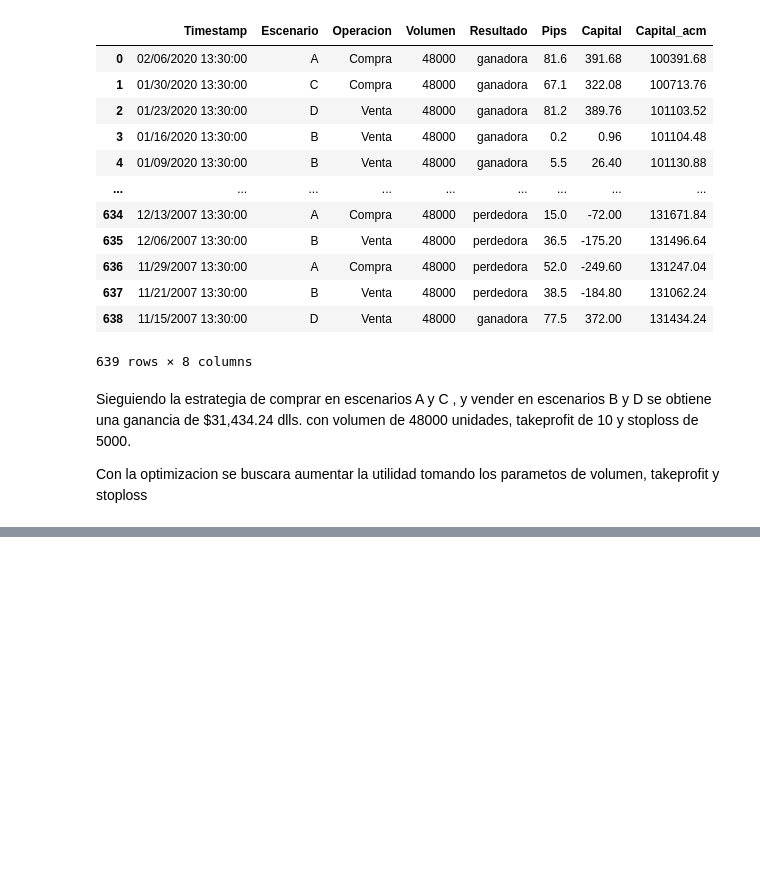
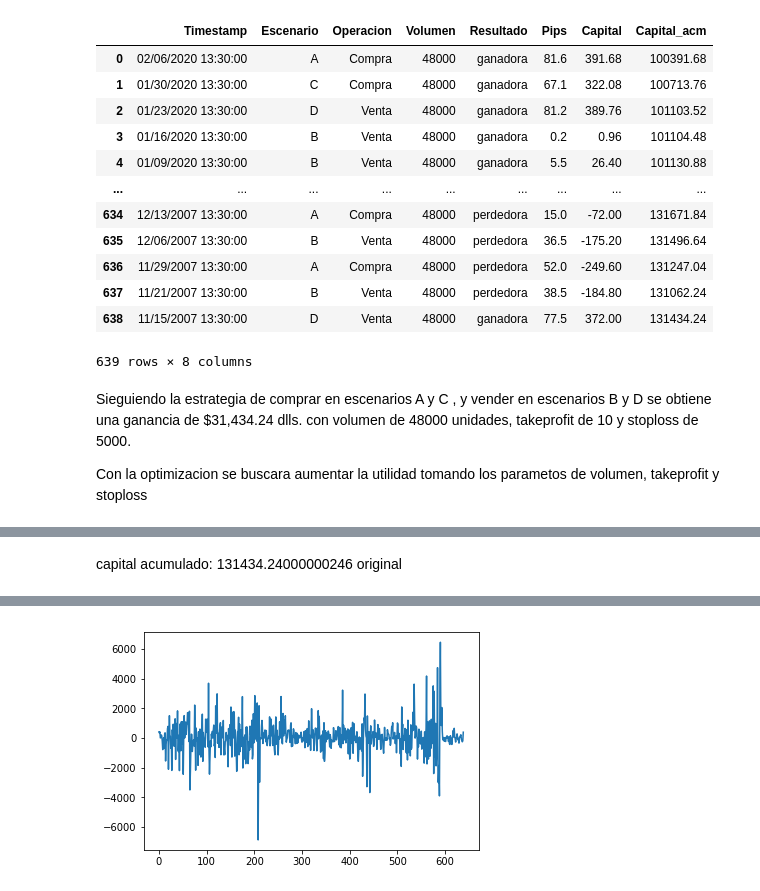
Before and after one commit to luisangelrp97/LAB_4_LARP, a Jupyter notebook: notebook.ipynb, the cells around one changed output, grey strips where cells are left out. Saved outputs shown, nothing was run; the diff lists cells and outputs as text; code cells hidden in the pictures; blank space fills up the shorter version.

```diff
--- a/notebook.ipynb
+++ b/notebook.ipynb
@@ -190,0 +216,6 @@ Con la optimizacion se buscara aumentar la utilidad tomando los parametos de vol
+# %% [markdown]
+capital acumulado: 131434.24000000246 original
+# %%
+# reducir stoploss y auementar voluemen, tp se mantiene
+fn.optimi(4000,10,50000)
+# %% [output]
@@ -190,0 +239 @@ Con la optimizacion se buscara aumentar la utilidad tomando los parametos de vol
+[figure, added]
```
Also changed, not shown: parts of 23 cells of this notebook.
